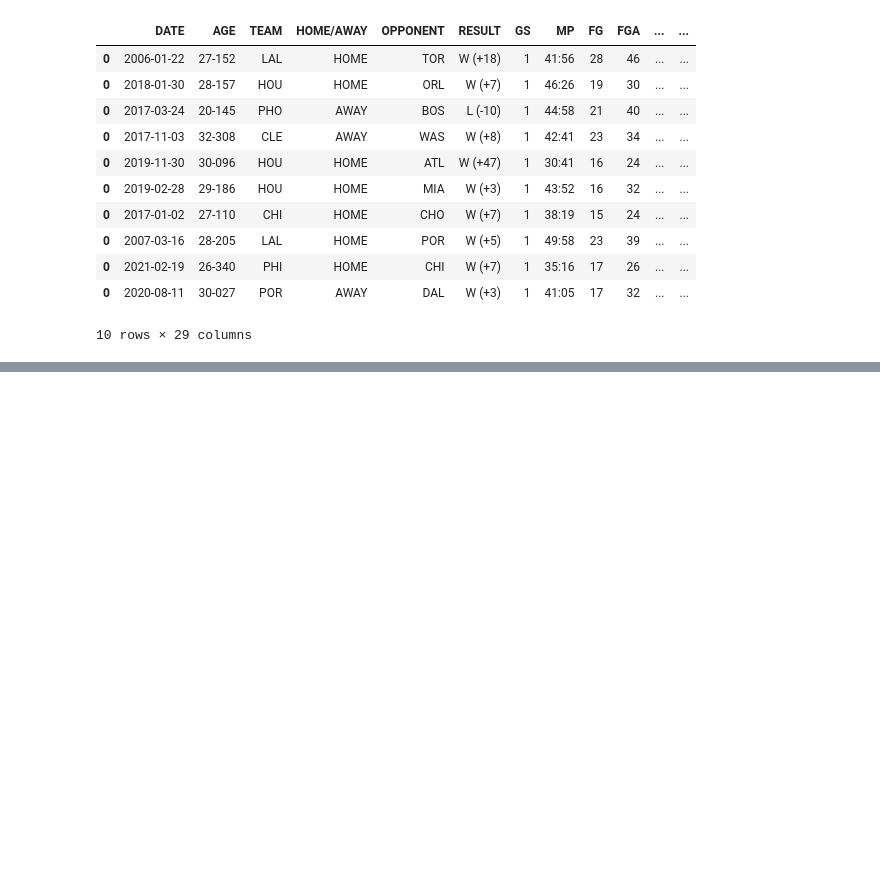
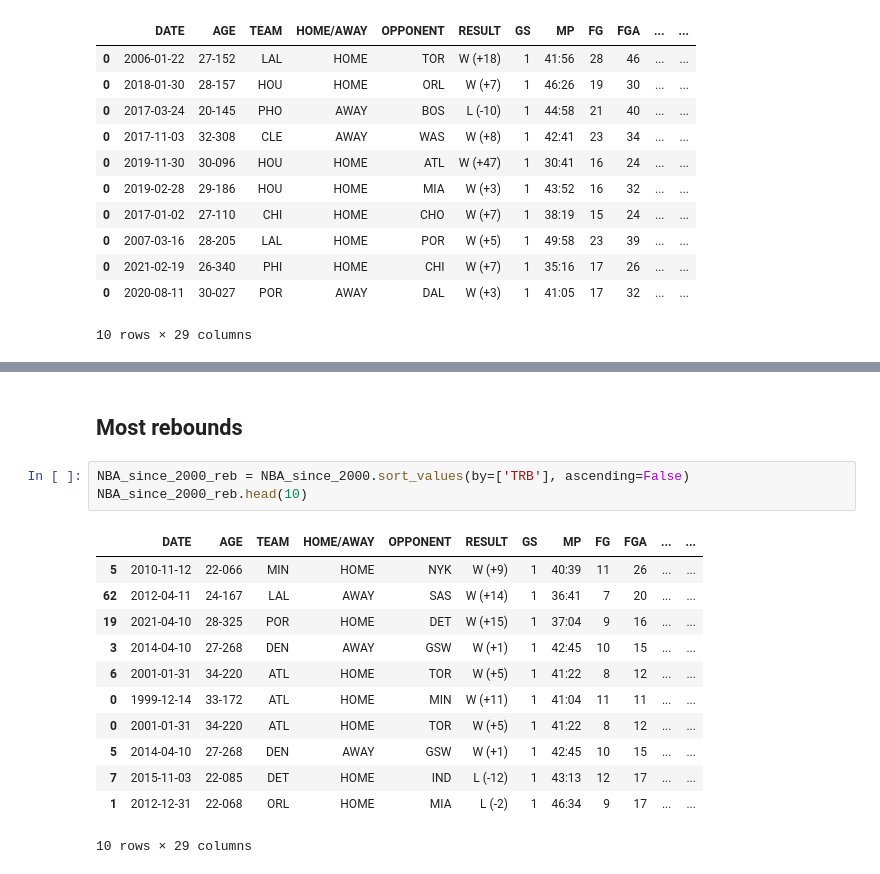
Before and after one commit to bme3412/Python, a Jupyter notebook: Projects/Basketball_reference/NBA_since_2000.ipynb, the cells around one changed output, grey strips where cells are left out. Saved outputs shown, nothing was run; the diff lists cells and outputs as text; blank space fills up the shorter version.

```diff
--- a/Projects/Basketball_reference/NBA_since_2000.ipynb
+++ b/Projects/Basketball_reference/NBA_since_2000.ipynb
@@ -1071,0 +1235,18 @@ NBA_since_2000.shape
+# %% [markdown]
+## Most rebounds
+# %%
+NBA_since_2000_reb = NBA_since_2000.sort_values(by=['TRB'], ascending=False)
+NBA_since_2000_reb.head(10)
+# %% [output]
+|  | DATE | AGE | TEAM | HOME/AWAY | OPPONENT | RESULT | GS | MP | FG | FGA | ... | ... |
+| 5 | 2010-11-12 | 22-066 | MIN | HOME | NYK | W (+9) | 1 | 40:39 | 11 | 26 | ... | ... |
+| 62 | 2012-04-11 | 24-167 | LAL | AWAY | SAS | W (+14) | 1 | 36:41 | 7 | 20 | ... | ... |
+| 19 | 2021-04-10 | 28-325 | POR | HOME | DET | W (+15) | 1 | 37:04 | 9 | 16 | ... | ... |
+| 3 | 2014-04-10 | 27-268 | DEN | AWAY | GSW | W (+1) | 1 | 42:45 | 10 | 15 | ... | ... |
+| 6 | 2001-01-31 | 34-220 | ATL | HOME | TOR | W (+5) | 1 | 41:22 | 8 | 12 | ... | ... |
+| 0 | 1999-12-14 | 33-172 | ATL | HOME | MIN | W (+11) | 1 | 41:04 | 11 | 11 | ... | ... |
+| 0 | 2001-01-31 | 34-220 | ATL | HOME | TOR | W (+5) | 1 | 41:22 | 8 | 12 | ... | ... |
+| 5 | 2014-04-10 | 27-268 | DEN | AWAY | GSW | W (+1) | 1 | 42:45 | 10 | 15 | ... | ... |
+| 7 | 2015-11-03 | 22-085 | DET | HOME | IND | L (-12) | 1 | 43:13 | 12 | 17 | ... | ... |
+| 1 | 2012-12-31 | 22-068 | ORL | HOME | MIA | L (-2) | 1 | 46:34 | 9 | 17 | ... | ... |
+10 rows × 29 columns
```
Also changed, not shown: parts of 30 cells of this notebook.
